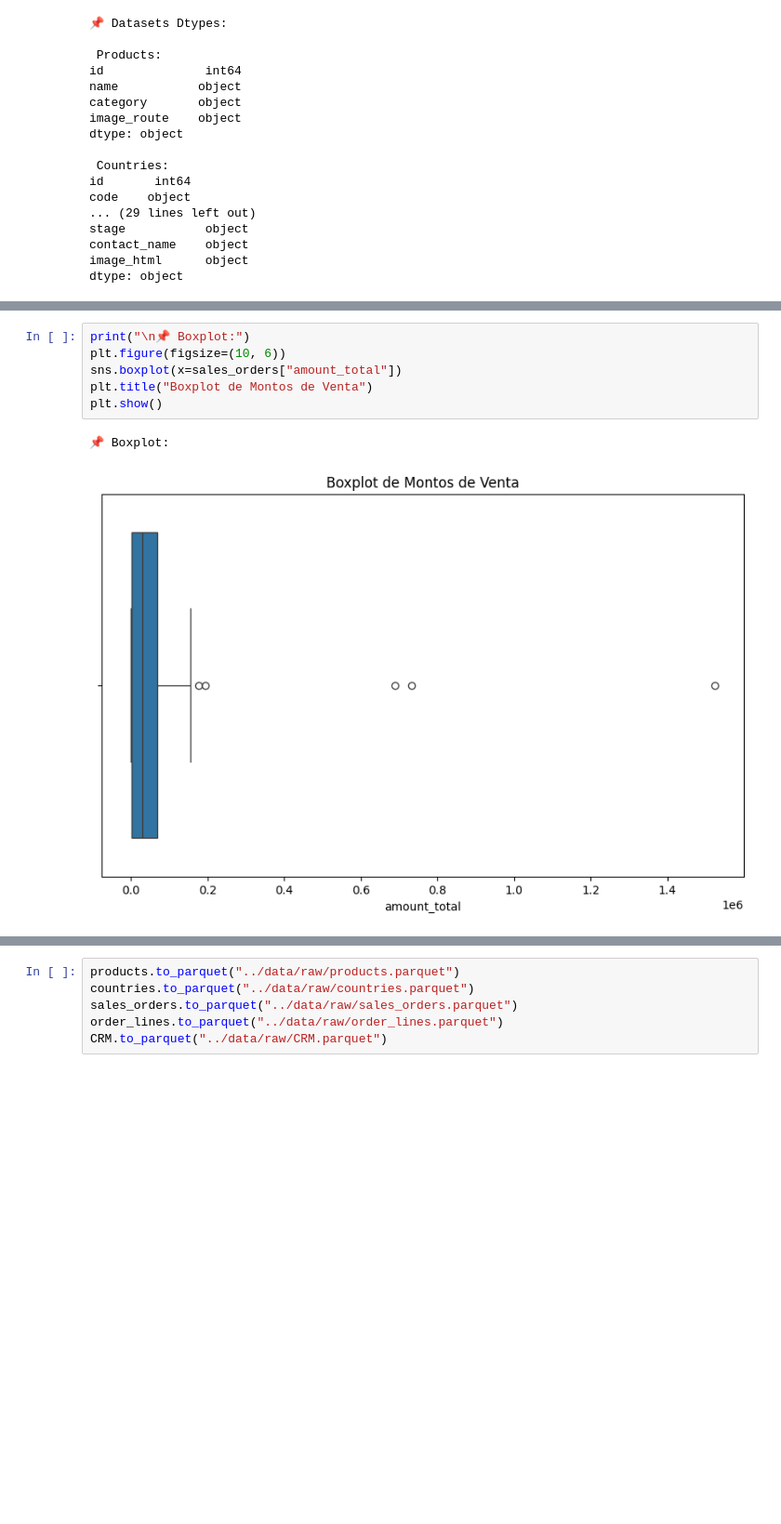
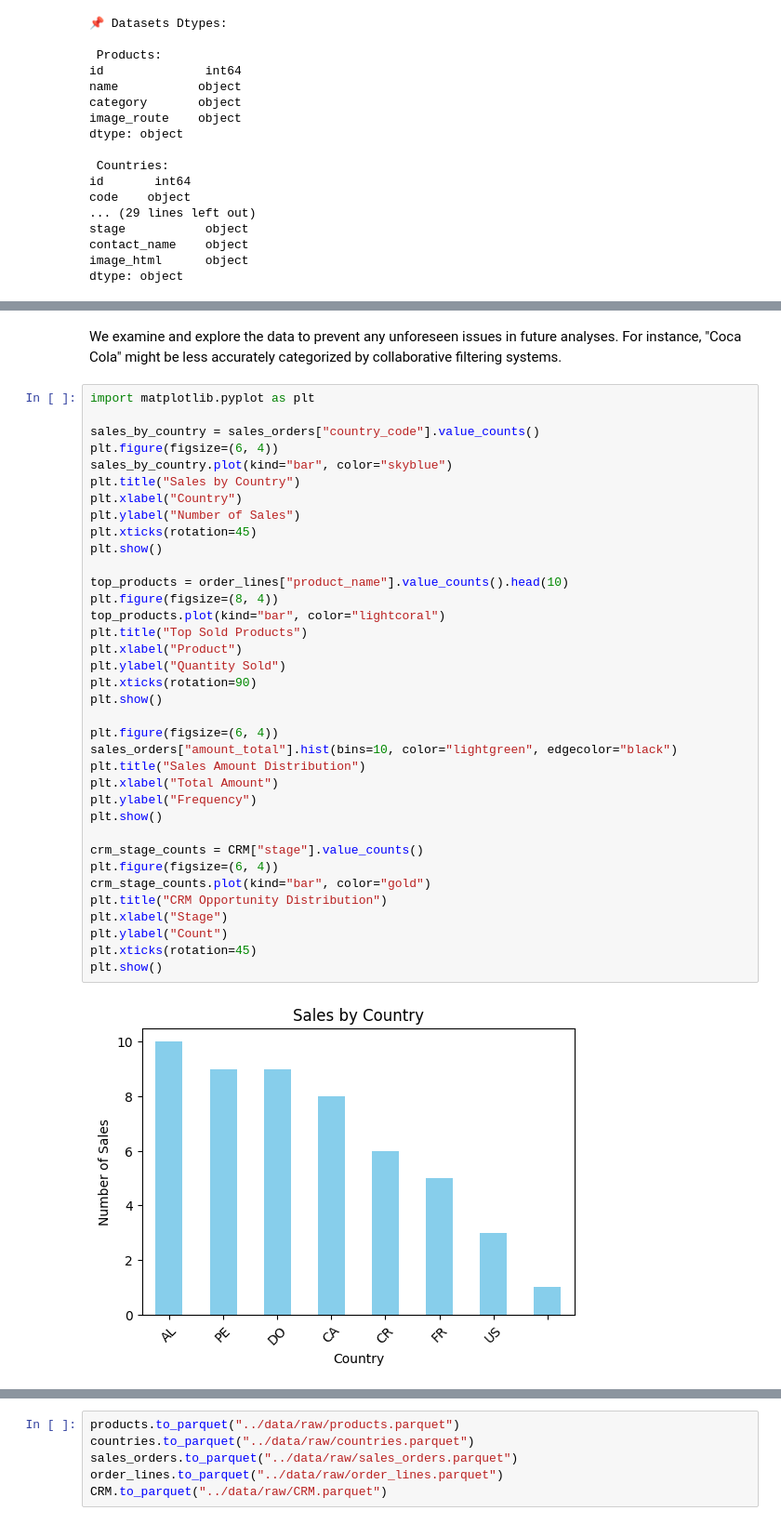
Before and after one commit to LennyMGarcia/OdooVerse-Analytics, a Jupyter notebook: OdooVerse-Analytics-ML/notebooks/01_EDA.ipynb, the cells around one changed output, grey strips where cells are left out. Shown at 93% size. Saved outputs shown, nothing was run; the diff lists cells and outputs as text; blank space fills up the shorter version.

Commit message:
Feat: All stage complete

```diff
--- a/OdooVerse-Analytics-ML/notebooks/01_EDA.ipynb
+++ b/OdooVerse-Analytics-ML/notebooks/01_EDA.ipynb
@@ -166,9 +178,40 @@ plt.show()
-# %%
-print("\n📌 Boxplot:")
-plt.figure(figsize=(10, 6))
-sns.boxplot(x=sales_orders["amount_total"])
-plt.title("Boxplot de Montos de Venta")
-plt.show()
-# %% [output]
-📌 Boxplot:
-[figure, removed]
+# %% [markdown]
+We examine and explore the data to prevent any unforeseen issues in future analyses. For instance, "Coca Cola" might be less accurately categorized by collaborative filtering systems.
+# %%
+import matplotlib.pyplot as plt
+
+sales_by_country = sales_orders["country_code"].value_counts()
+plt.figure(figsize=(6, 4))
+sales_by_country.plot(kind="bar", color="skyblue")
+plt.title("Sales by Country")
+plt.xlabel("Country")
+plt.ylabel("Number of Sales")
+plt.xticks(rotation=45)
+plt.show()
+
+top_products = order_lines["product_name"].value_counts().head(10)
+plt.figure(figsize=(8, 4))
+top_products.plot(kind="bar", color="lightcoral")
+plt.title("Top Sold Products")
+plt.xlabel("Product")
+plt.ylabel("Quantity Sold")
+plt.xticks(rotation=90)
+plt.show()
+
+plt.figure(figsize=(6, 4))
+sales_orders["amount_total"].hist(bins=10, color="lightgreen", edgecolor="black")
+plt.title("Sales Amount Distribution")
+plt.xlabel("Total Amount")
+plt.ylabel("Frequency")
+plt.show()
+
+crm_stage_counts = CRM["stage"].value_counts()
+plt.figure(figsize=(6, 4))
+crm_stage_counts.plot(kind="bar", color="gold")
+plt.title("CRM Opportunity Distribution")
+plt.xlabel("Stage")
+plt.ylabel("Count")
+plt.xticks(rotation=45)
+plt.show()
+# %% [output]
+[figure, added]
```
Also changed, not shown: parts of 14 cells of this notebook, 23 other files.
